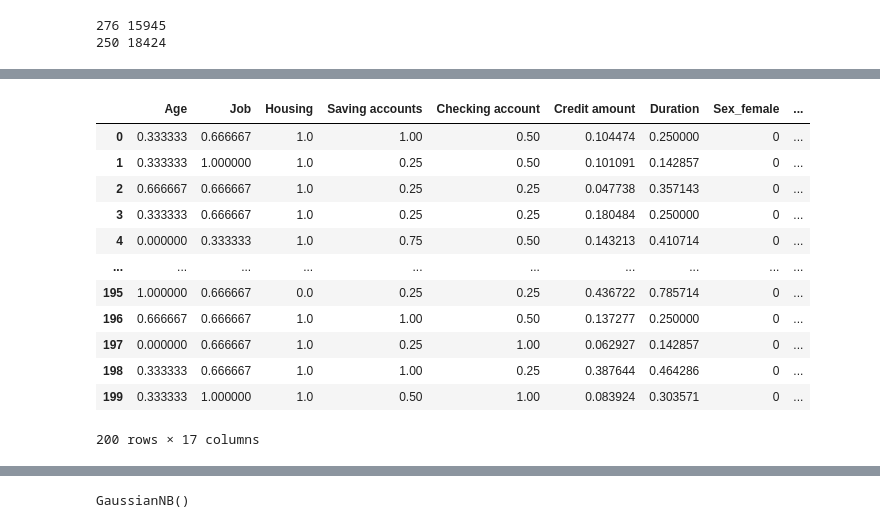
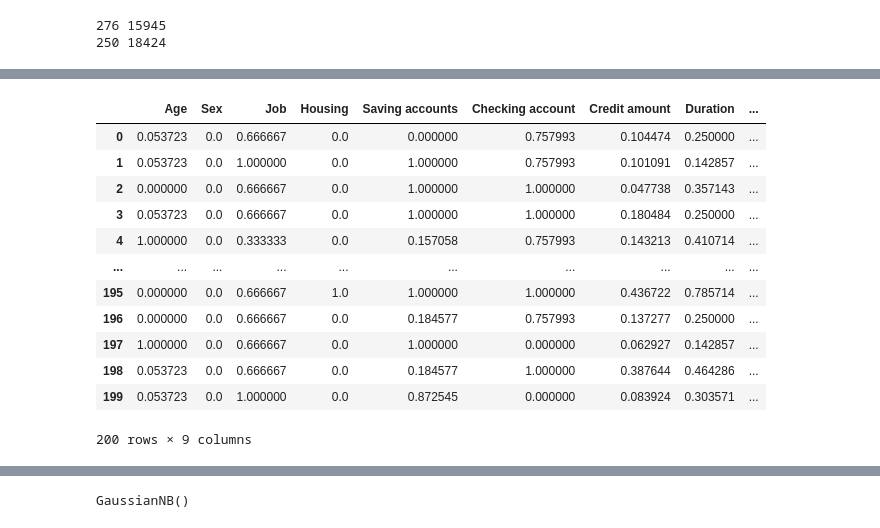
Before and after one commit to DucQuynh02/IntroML, a Jupyter notebook: Preprocessing.ipynb, the cells around one changed output, grey strips where cells are left out. Drawn from its saved outputs; the diff is of its cells as text; code cells hidden in the pictures.

```diff
--- a/Preprocessing.ipynb
+++ b/Preprocessing.ipynb
@@ -93,6 +93,24 @@ dtype: object
 # train_data['Credit amount'] = np.log(train_data['Credit amount']+1)
 
 # print(train_data['Credit amount'].unique())
+# %%
+def age_transform(value):
+    if value <= 29: value = 'Young'
+    elif value <= 40 : value = 'Young_Adult'
+    elif value <55: value = 'Adult'
+    elif value <80: value = 'Elder'
+    else:
+        value = 0
+    return value
+
+train_data['Age'] = train_data['Age'].map(age_transform)
+test_data['Age'] = test_data['Age'].map(age_transform)
 # %%
 numeric_cols = ['Job','Credit amount','Duration']
 categorical_cols = ['Sex','Housing','Saving accounts','Checking account','Purpose', 'Age']
+# %%
+import category_encoders as ce
+encoder = ce.TargetEncoder(categorical_cols)
+encoder.fit(X=train_data, y= train_labels)
+train_data= encoder.transform(train_data)
+test_data = encoder.transform(test_data)
@@ -148,16 +190,16 @@ train_data['Checking account'] = train_data['Checking account'].apply(lambda x:
 # %%
-test_data['Housing'] = test_data['Housing'].apply(lambda x: 0 if x == 'free' else (2 if x == 'own' else 1))
-test_data['Saving accounts'] = test_data['Saving accounts'].apply(lambda x: 0 if x == 'nan'
-                                                                    else(1 if x == 'little'
-                                                                    else(2 if x == 'moderate'
-                                                                    else(3 if x == 'quite rich'
-                                                                    else 4))))
+# test_data['Housing'] = test_data['Housing'].apply(lambda x: 0 if x == 'free' else (2 if x == 'own' else 1))
+# test_data['Saving accounts'] = test_data['Saving accounts'].apply(lambda x: 0 if x == 'nan'
+#                                                                     else(1 if x == 'little'
+#                                                                     else(2 if x == 'moderate'
+#                                                                     else(3 if x == 'quite rich'
+#                                                                     else 4))))
 
-test_data['Checking account'] = test_data['Checking account'].apply(lambda x: 0 if x == 'nan'
-                                                                    else(1 if x == 'little'
-                                                                    else(2 if x == 'moderate'
-                                                                    else(3 if x == 'quite rich'
-                                                                    else 4))))
+# test_data['Checking account'] = test_data['Checking account'].apply(lambda x: 0 if x == 'nan'
+#                                                                     else(1 if x == 'little'
+#                                                                     else(2 if x == 'moderate'
+#                                                                     else(3 if x == 'quite rich'
+#                                                                     else 4))))
 # %%
 # train_data['Purpose'] = train_data['Purpose'].apply(lambda x: 0 if x == 'education'
 #                                                                     else(2 if x == 'radio/TV'
@@ -169,7 +211,7 @@ test_data['Checking account'] = test_data['Checking account'].apply(lambda x: 0
 # train_data['Sex'] = train_data['Sex'].apply(lambda x: 0 if x == 'female' else 1)
 # test_data['Sex'] = test_data['Sex'].apply(lambda x: 0 if x == 'female' else 1)
 # %%
-numeric_cols = ['Age','Job','Credit amount','Duration','Housing','Saving accounts','Checking account']
+numeric_cols = ['Age','Job','Credit amount','Duration','Housing','Saving accounts','Checking account','Sex','Purpose']
 categorical_cols = ['Sex','Purpose']
 # %%
 print(np.min(train_data['Credit amount']),np.max(train_data['Credit amount']))
@@ -221,22 +263,22 @@ Purpose_vacation/others [0 1]
 # %%
 
 test_data[numeric_cols] = scaler.transform(test_data[numeric_cols])
-test_data = get_dummies(test_data, categorical_cols)
+# test_data = get_dummies(test_data, categorical_cols)
 test_data
 # %% [output]
-|  | Age | Job | Housing | Saving accounts | Checking account | Credit amount | Duration | Sex_female | ... |
-| 0 | 0.333333 | 0.666667 | 1.0 | 1.00 | 0.50 | 0.104474 | 0.250000 | 0 | ... |
-| 1 | 0.333333 | 1.000000 | 1.0 | 0.25 | 0.50 | 0.101091 | 0.142857 | 0 | ... |
-| 2 | 0.666667 | 0.666667 | 1.0 | 0.25 | 0.25 | 0.047738 | 0.357143 | 0 | ... |
-| 3 | 0.333333 | 0.666667 | 1.0 | 0.25 | 0.25 | 0.180484 | 0.250000 | 0 | ... |
-| 4 | 0.000000 | 0.333333 | 1.0 | 0.75 | 0.50 | 0.143213 | 0.410714 | 0 | ... |
+|  | Age | Sex | Job | Housing | Saving accounts | Checking account | Credit amount | Duration | ... |
+| 0 | 0.053723 | 0.0 | 0.666667 | 0.0 | 0.000000 | 0.757993 | 0.104474 | 0.250000 | ... |
+| 1 | 0.053723 | 0.0 | 1.000000 | 0.0 | 1.000000 | 0.757993 | 0.101091 | 0.142857 | ... |
+| 2 | 0.000000 | 0.0 | 0.666667 | 0.0 | 1.000000 | 1.000000 | 0.047738 | 0.357143 | ... |
+| 3 | 0.053723 | 0.0 | 0.666667 | 0.0 | 1.000000 | 1.000000 | 0.180484 | 0.250000 | ... |
+| 4 | 1.000000 | 0.0 | 0.333333 | 0.0 | 0.157058 | 0.757993 | 0.143213 | 0.410714 | ... |
 | ... | ... | ... | ... | ... | ... | ... | ... | ... | ... |
-| 195 | 1.000000 | 0.666667 | 0.0 | 0.25 | 0.25 | 0.436722 | 0.785714 | 0 | ... |
-| 196 | 0.666667 | 0.666667 | 1.0 | 1.00 | 0.50 | 0.137277 | 0.250000 | 0 | ... |
-| 197 | 0.000000 | 0.666667 | 1.0 | 0.25 | 1.00 | 0.062927 | 0.142857 | 0 | ... |
-| 198 | 0.333333 | 0.666667 | 1.0 | 1.00 | 0.25 | 0.387644 | 0.464286 | 0 | ... |
-| 199 | 0.333333 | 1.000000 | 1.0 | 0.50 | 1.00 | 0.083924 | 0.303571 | 0 | ... |
+| 195 | 0.000000 | 0.0 | 0.666667 | 1.0 | 1.000000 | 1.000000 | 0.436722 | 0.785714 | ... |
+| 196 | 0.000000 | 0.0 | 0.666667 | 0.0 | 0.184577 | 0.757993 | 0.137277 | 0.250000 | ... |
+| 197 | 1.000000 | 0.0 | 0.666667 | 0.0 | 1.000000 | 0.000000 | 0.062927 | 0.142857 | ... |
+| 198 | 0.053723 | 0.0 | 0.666667 | 0.0 | 0.184577 | 1.000000 | 0.387644 | 0.464286 | ... |
+| 199 | 0.053723 | 0.0 | 1.000000 | 0.0 | 0.872545 | 0.000000 | 0.083924 | 0.303571 | ... |
-200 rows × 17 columns
+200 rows × 9 columns
 # %%
 # feat_weight = np.full(17,1.0)
 # feat_weight[0:7] = [1,1,1,2,2,2,1.5]
```
Also changed, not shown: parts of 12 cells of this notebook, 1 other file.
